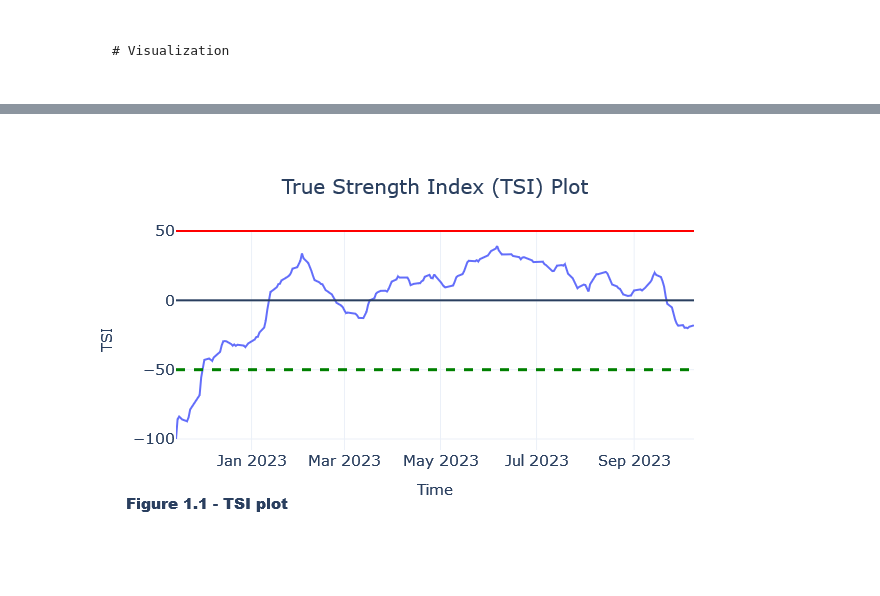
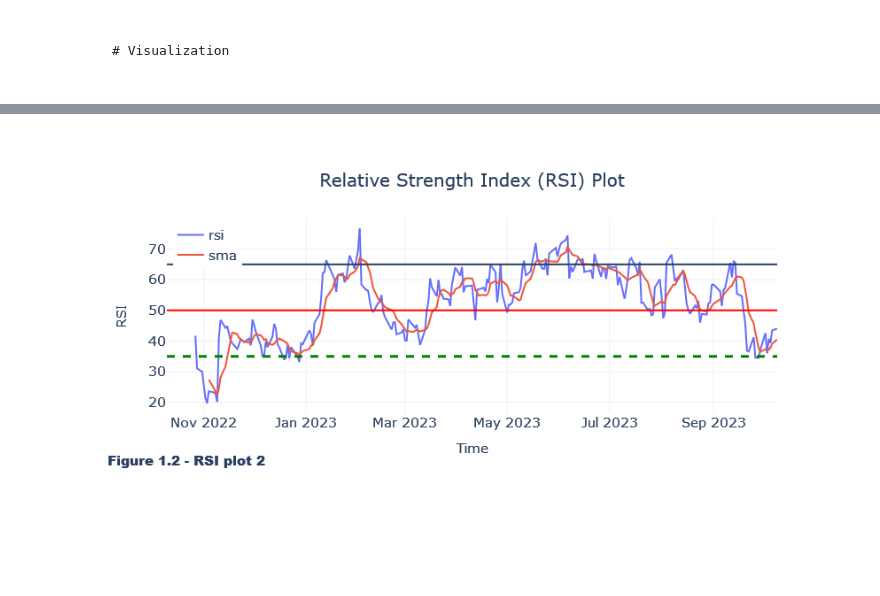
Before and after one commit to jocoder22/FinIndicators, a Jupyter notebook: RSI.ipynb, the cells around one changed output, grey strips where cells are left out. Saved outputs shown, nothing was run; the diff lists cells and outputs as text; code cells hidden in the pictures; blank space fills up the shorter version.

````diff
--- a/RSI.ipynb
+++ b/RSI.ipynb
@@ -180,19 +182,34 @@ n += 1
 # %%
-n = 1
-text = f"Figure 1.{n} - TSI plot "
+text = f"Figure 1.{n} - RSI plot 2"
 
-fig = px.line(df, y="TSI", title="True Strength Index (TSI) Plot")
-fig.add_hline(y=0.0)
+fig = px.line(rsi_ind, y=["rsi", "sma"], title="Relative Strength Index (RSI) Plot")
+fig.add_hline(y=65.0)
 fig.add_hline(y=50.0, line_color="red")
-fig.add_hline(y=-50.0,line_width=3, line_dash="dash", line_color="green")
-fig = format_plot(fig, ylabel="TSI", text=text)
+fig.add_hline(y=35.0,line_width=3, line_dash="dash", line_color="green")
+fig = format_plot(fig, ylabel="RSI", text=text)
+fig.update_layout(legend=dict(
+    orientation="v",
+    entrywidth=70,
+    yanchor="top",
+    y=1.02,
+    xanchor="right",
+    x=1
+))
+
+fig.update_layout(legend=dict(
+    yanchor="top",
+    y=0.99,
+    xanchor="left",
+    x=0.01
+))
+
 # fig.write_image("imgs/chapter_3/line_plot.png")
 fig.show()
 
 
 n += 1
 # %% [output]
-[figure, old version]
+[figure, new version]
 # %% [markdown]
 ```{note} Interpretation
 
````
Also changed, not shown: parts of 7 cells of this notebook.
